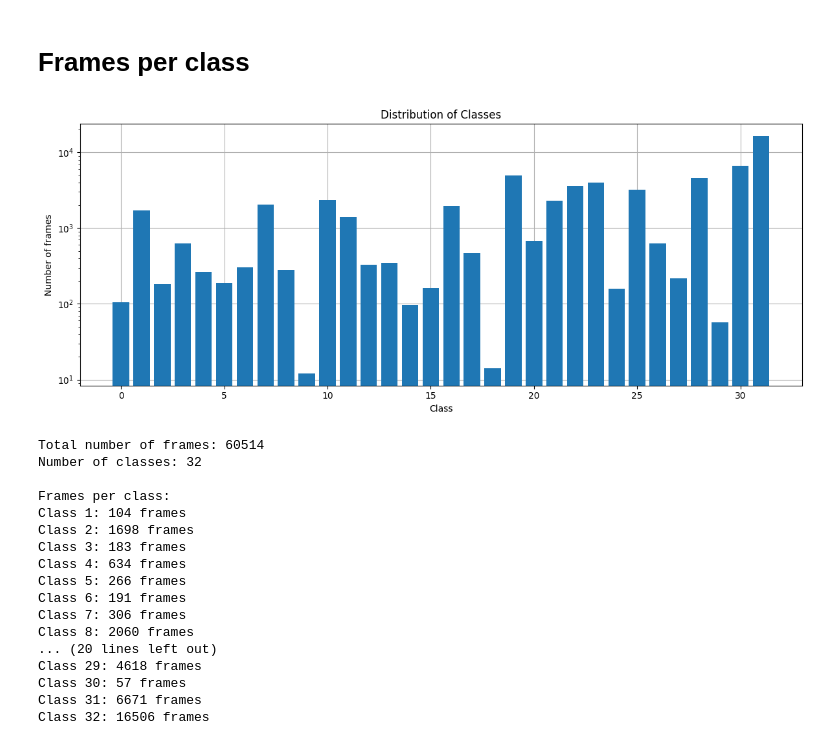
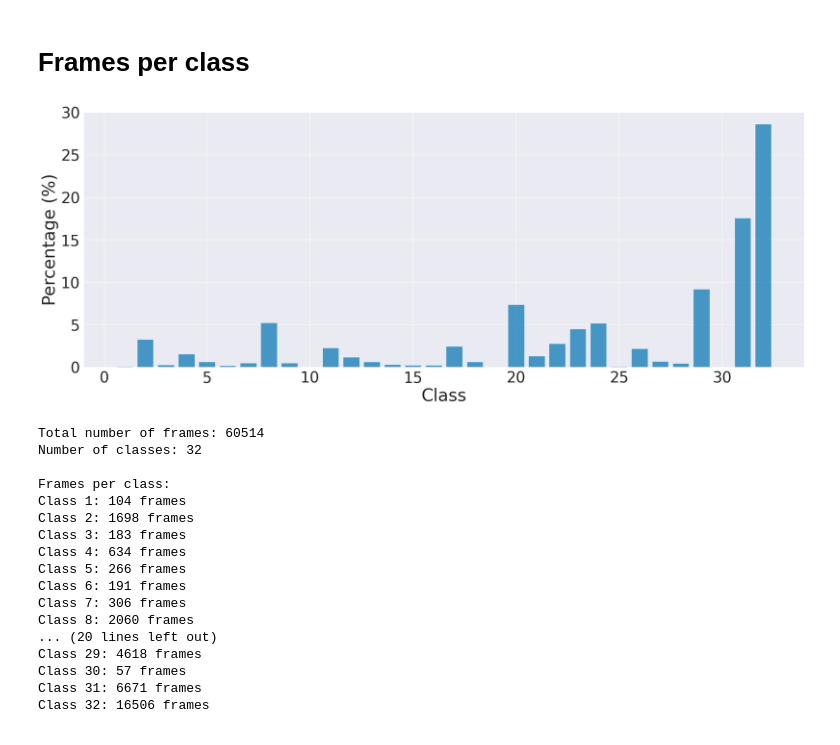
Before and after one commit to ilmari99/mvidia-mg-recognition, a Jupyter notebook: Joona/analysis.ipynb, the cells around one changed output. Cells and saved outputs as stored; diff of their text form; code cells hidden in the pictures.

```diff
--- a/Joona/analysis.ipynb
+++ b/Joona/analysis.ipynb
@@ -44,31 +61,45 @@ print(len(clip_names))
 # %% [markdown]
 # Frames per class
+# %%
+# Extract class and clip name (ignoring frame numbers, just clip IDs)
+clip_class = np.array([int(f.parent.name) for f in all_images])  # Class of the image
+clip_names = [f.stem.split('.')[0] for f in all_images]  # Clip identifier (ignoring frame number)
+
+# Map each unique clip to its class
+unique_clip_classes = {}
+for i, clip_name in enumerate(clip_names):
+    if clip_name not in unique_clip_classes:
+        unique_clip_classes[clip_name] = clip_class[i]
+
+# Count how many unique clips belong to each class
+unique_clip_class_counts = Counter(unique_clip_classes.values())
 # %%
-clip_class = np.array([int(f.parent.name) for f in all_images])
+# Total number of unique clips
+total_clips = np.sum(list(unique_clip_class_counts.values()))
 
-# Create class distribution plot
-plt.figure(figsize=(12, 5))
-class_counts = np.bincount(clip_class)[1:]
-plt.bar(range(len(class_counts)), class_counts, zorder=3)
-# plt.yscale("log")
-plt.title('Distribution of Classes')
-plt.xlabel('Class')
-plt.ylabel('Number of frames')
-# plt.xticks(rotation=45)
-plt.grid(zorder=1)
+# Clip distribution plot (normalized to percentages)
+plt.figure(figsize=(20, 8))
+clip_percentages = [(unique_clip_class_counts.get(c, 0) / total_clips) * 100 for c in range(1,33)]  # Convert to percentage
+
+plt.bar(range(1, 33), clip_percentages, zorder=3, color=colors[0], alpha=0.7)
+# plt.title("Distribution of Clips by Class")
+plt.xlabel("Class")
+plt.ylabel("Percentage (%)")
 plt.tight_layout()
-plt.savefig("images/class_dist.pdf")
+
+# Save and show the plot
+plt.savefig("images/class_dist_percentage.pdf", bbox_inches="tight")
 plt.show()
 
 # Print class statistics
 print(f"Total number of frames: {len(clip_class)}")
 print(f"Number of classes: {len(np.unique(clip_class))}")
 print("\nFrames per class:")
 for c in range(1, 33):
     count = np.sum(clip_class == c)
     print(f"Class {c}: {count} frames")
 # %% [output]
-[figure, old version]
+[figure, new version]
 Total number of frames: 60514
 Number of classes: 32
 
```
Also changed, not shown: parts of 2 cells of this notebook, 5 other files.
